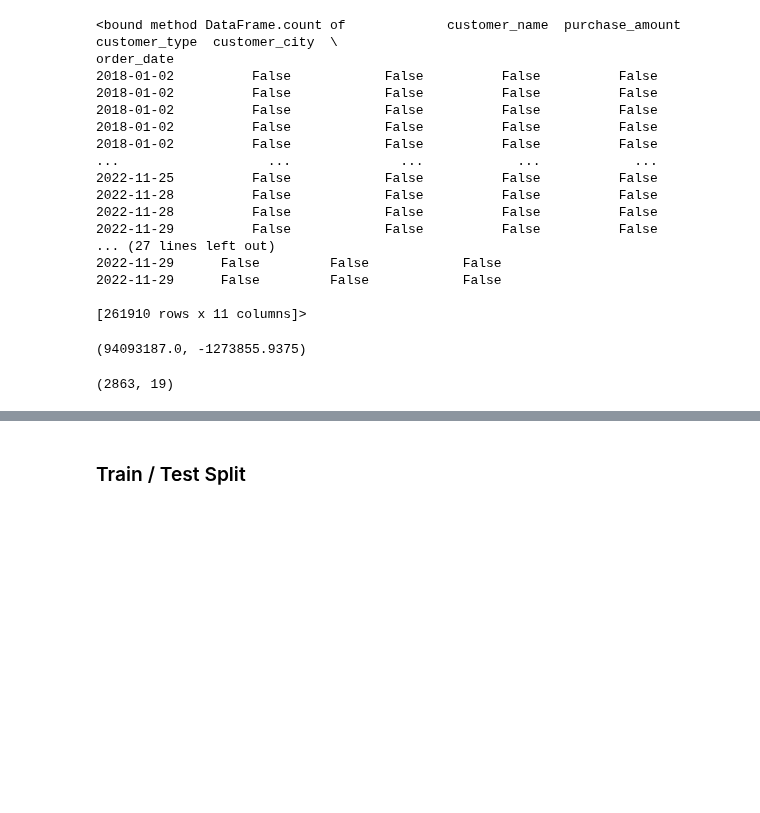
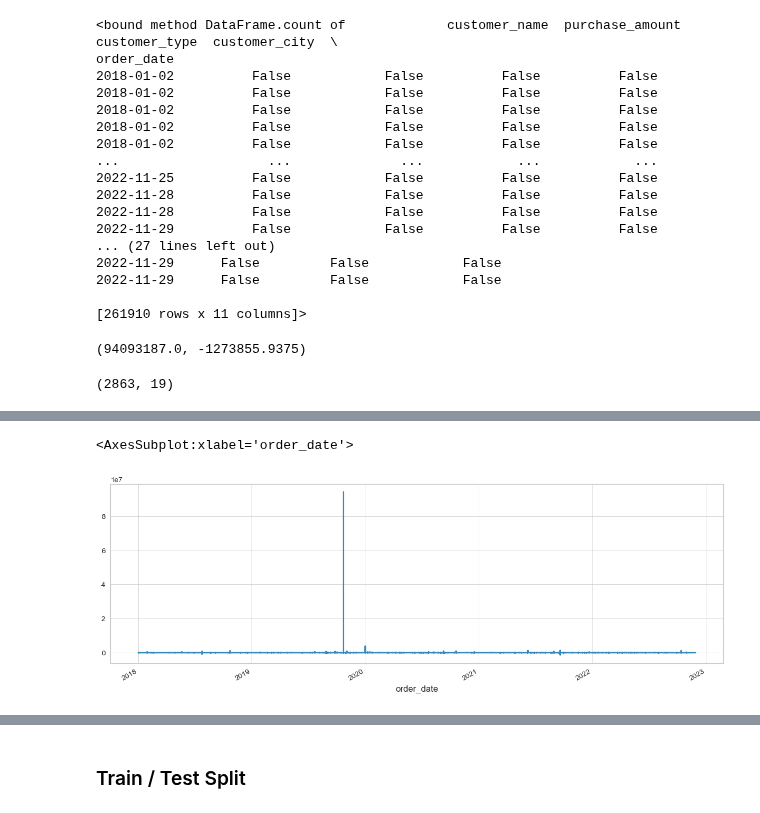
Before and after one commit to The-Real-MVPs/cisco-time-series-analysis, a Jupyter notebook: rosenberger/rosenberger_notebook.ipynb, the cells around one changed output, grey strips where cells are left out. Saved outputs shown, nothing was run; the diff lists cells and outputs as text; code cells hidden in the pictures; blank space fills up the shorter version.

```diff
--- a/rosenberger/rosenberger_notebook.ipynb
+++ b/rosenberger/rosenberger_notebook.ipynb
@@ -501,0 +459,7 @@ df.plot()
+# %%
+plt.style.use("seaborn-whitegrid")
+fix, ax = plt.subplots(figsize = (15,5))
+df['order_quantity'].plot(ax=ax, label='Training Set')
+# %% [output]
+<AxesSubplot:xlabel='order_date'>
+[figure, added]
```
Also changed, not shown: parts of 42 cells of this notebook, 8 other files.
